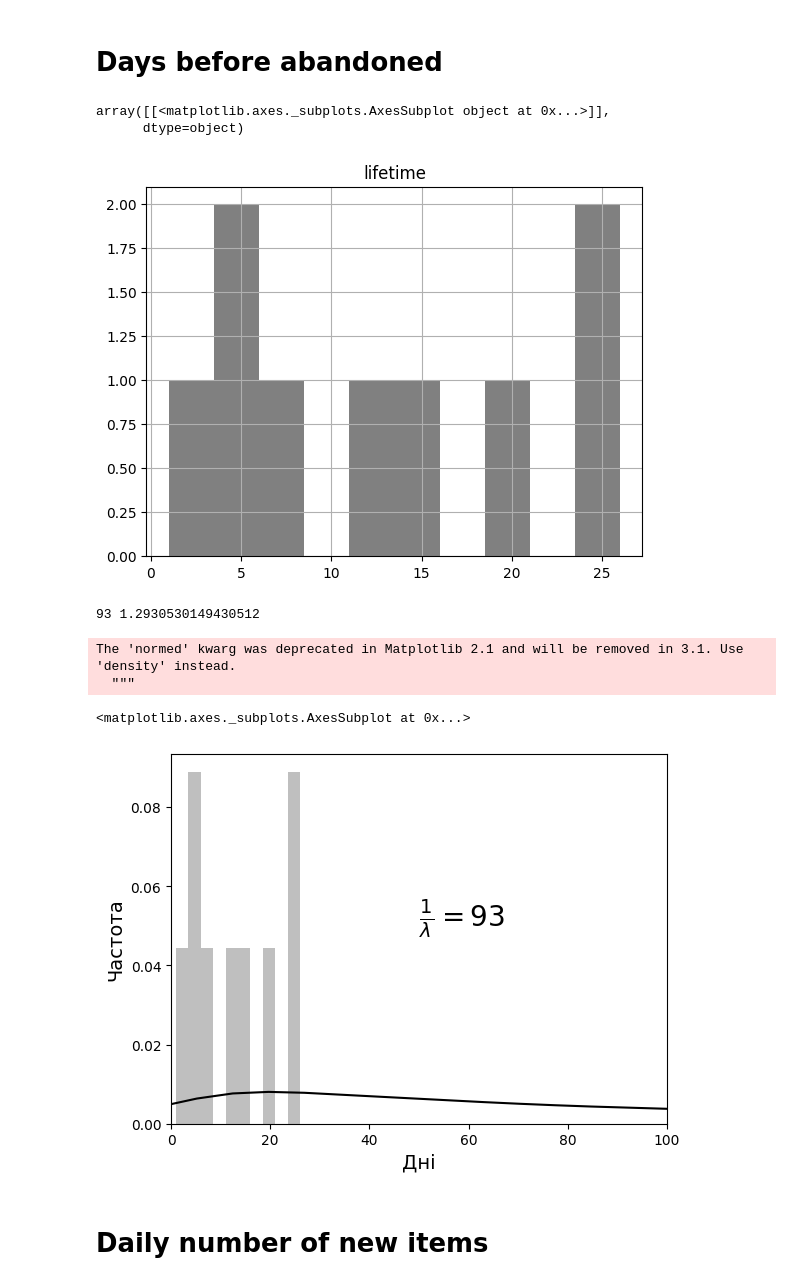
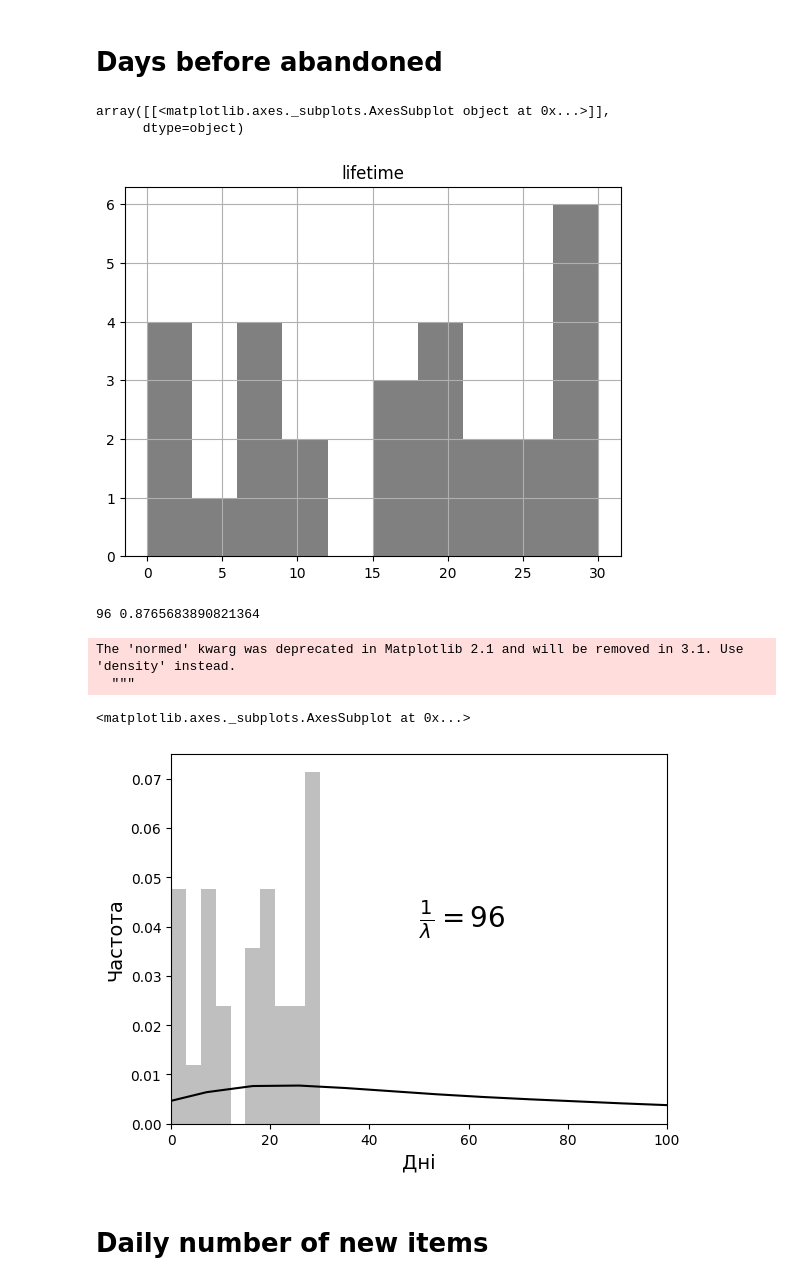
Before and after one commit to yuliaya/trading_model_for_review, a Jupyter notebook: decision_making/model_parameters.ipynb, the cells around one changed output. Saved outputs shown, nothing was run; the diff lists cells and outputs as text; code cells hidden in the pictures.

```diff
--- a/decision_making/model_parameters.ipynb
+++ b/decision_making/model_parameters.ipynb
@@ -11,7 +11,7 @@ from math import inf
 import seaborn as sns
 from scipy.stats import entropy
 # %%
-brand = 'Fendi'
+brand = 'Louis Vuitton'
 df = pd.read_pickle('../data/%s_refined.pkl'%brand)
 # %%
 with open('model_patameters.pkl', 'rb') as f:
@@ -139,7 +155,7 @@ never_sold_pivot[never_sold_pivot['lifetime']<=30].hist('lifetime', color='grey'
 # %% [output]
 array([[<matplotlib.axes._subplots.AxesSubplot object at 0x...>]],
       dtype=object)
-[figure, old version]
+[figure, new version]
 # %%
 count_dict_never_sold = defaultdict(int)
 for i, row in never_sold_pivot[never_sold_pivot['lifetime']<=30].iterrows():
@@ -165,21 +181,21 @@ for scale in range(0, 100):
         min_entropy = entropy(pract_list, theor_list)
 print(opt_scale, min_entropy)
 # %% [output]
-93 1.2930530149430512
+96 0.8765683890821364
 # %%
 X = numpy.random.exponential(opt_scale, size=10000)
 plt.xlabel("Дні", fontsize=14)
 plt.ylabel("Частота", fontsize=14)
 plt.xlim(0, 100)
 plt.hist(never_sold_pivot[never_sold_pivot['lifetime']<=30]['lifetime'], normed=True, alpha=0.5, color='grey')
 # fig1.set_ylabel("demand", fontsize=20)
-plt.text(50, 0.05, r'$\frac{1}{\lambda}=$%i'%opt_scale, fontsize=20)
+plt.text(50, 0.04, r'$\frac{1}{\lambda}=$%i'%opt_scale, fontsize=20)
 sns.kdeplot(X, color='black')
 # %% [output]
 The 'normed' kwarg was deprecated in Matplotlib 2.1 and will be removed in 3.1. Use 'density' instead.
   """
 <matplotlib.axes._subplots.AxesSubplot at 0x...>
-[figure, old version]
+[figure, new version]
 # %%
 brands_dict[brand]['days_abandoned_exp_scale'] = opt_scale
 # %% [markdown]
```
Also changed, not shown: parts of 8 cells of this notebook, 29 other files.
